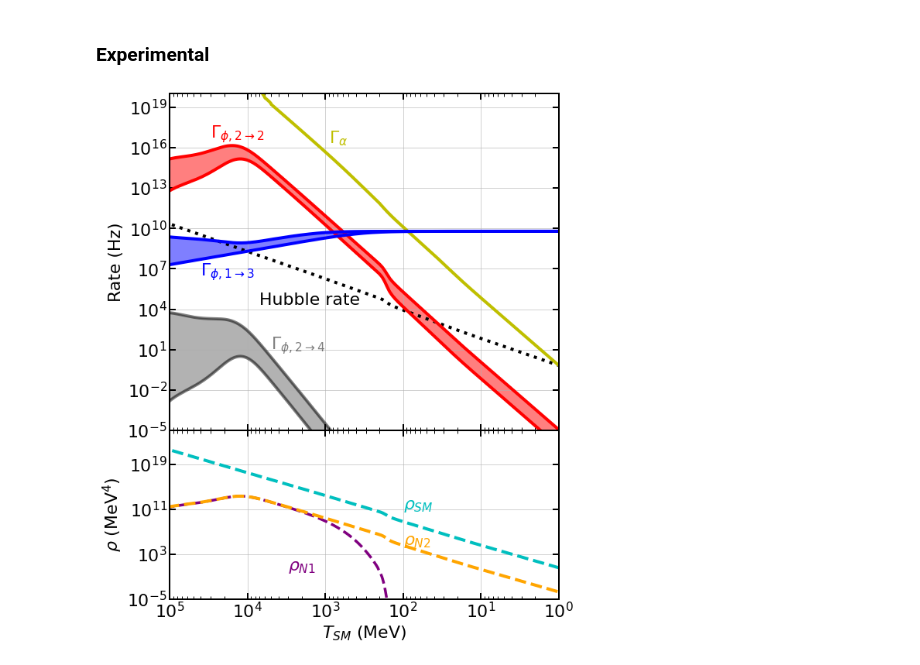
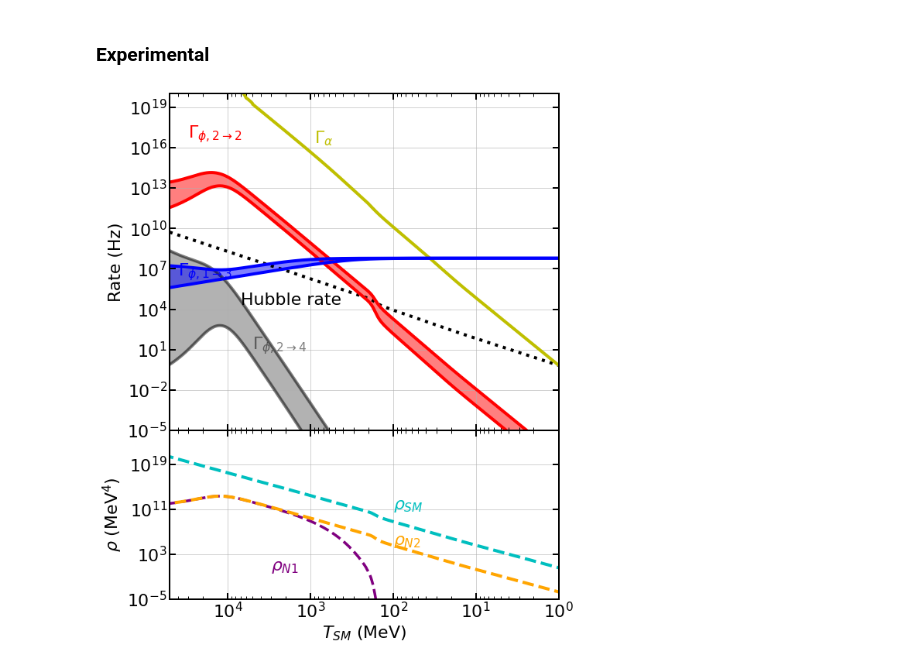
Before and after one commit to JakeSpisak/Sterile-Neutrinos, a Jupyter notebook: darksector.ipynb, the cells around one changed output. Drawn from its saved outputs; the diff is of its cells as text; code cells hidden in the pictures.

Commit message:
Update plots and move plot-making to seperate python scripts

```diff
--- a/darksector.ipynb
+++ b/darksector.ipynb
@@ -493,8 +493,8 @@ plt.show()
 # %% [markdown]
 ### Experimental
 # %%
-Gphi_over_Gf = 1
-x_min, x_max = 10**5, 1
+Gphi_over_Gf = 0.1
+x_min, x_max = 5*10**4, 1
 
 # Get the sterile densities assuming annihilation of N1. Doesn't treat the increase in T_DS from N_1 annihilation properly.
 rho_s1 = 2*np.array([sm.compute_energy_density(T, ms, 1) for T in T_DS_domain])
@@ -537,31 +537,31 @@ ax[0].invert_xaxis()
 ax[0].set_ylabel(r'Rate (Hz)')
 ax[0].set_ylim(10.**-5, 10.**20)
 ax[0].set_xlim(x_min, x_max)
 
 # Lower (density) plot
 ax[1].loglog(T_domain, ds.energy_density_func(T_domain), c='c', ls='--', linewidth=4)
 ax[1].annotate(r'$\rho_{SM}$', (10**2, 10**11), fontsize=22, c='c', rotation=0)
 ax[1].loglog(T_domain, rho_s1, c='purple', linewidth=3.5, ls='--')
 ax[1].annotate(r'$\rho_{N1}$', (3*10**3, 10**0), fontsize=22, c='purple', rotation=0)
 ax[1].loglog(T_domain, rho_s2, c='orange', linewidth=4, ls='--')
 ax[1].annotate(r'$\rho_{N2}$', (10**2, 4*10**4), fontsize=22, c='orange', rotation=0)
 ax[1].invert_xaxis()
 ax[1].set_ylabel(r'$\rho$ (MeV$^4$)')
 ax[1].set_xlabel(r'$T_{SM}$ (MeV)')
 ax[1].set_xlim(x_min, x_max)
 ax[1].set_ylim(10.**-5, 10.**25)
 
 # Change the thickness of the plot frame
 for axis in ax:
     axis.spines['top'].set_linewidth(2)     # Top spine
     axis.spines['right'].set_linewidth(2)   # Right spine
     axis.spines['bottom'].set_linewidth(2)  # Bottom spine
     axis.spines['left'].set_linewidth(2)    # Left spine
     axis.tick_params(axis='both', which='major', direction='in', width=2, length=8, top=True, right=True)
     axis.tick_params(axis='both', which='minor', direction='in', width=1, length=4, top=True, right=True)
     axis.grid(which='major', alpha=0.7)
 
 plt.savefig("plots/thermalization_1to3.pdf")
 plt.show()
 # %% [output]
-[figure, old version]
+[figure, new version]
```
Also changed, not shown: 14 other files.
